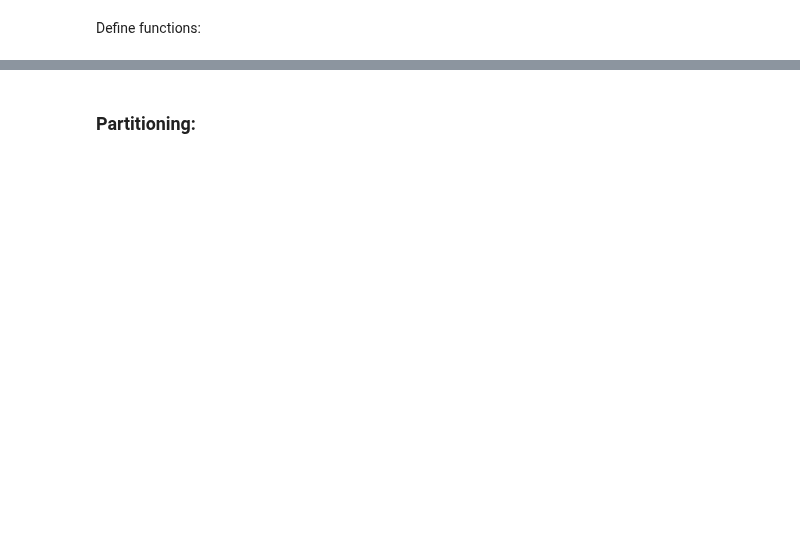
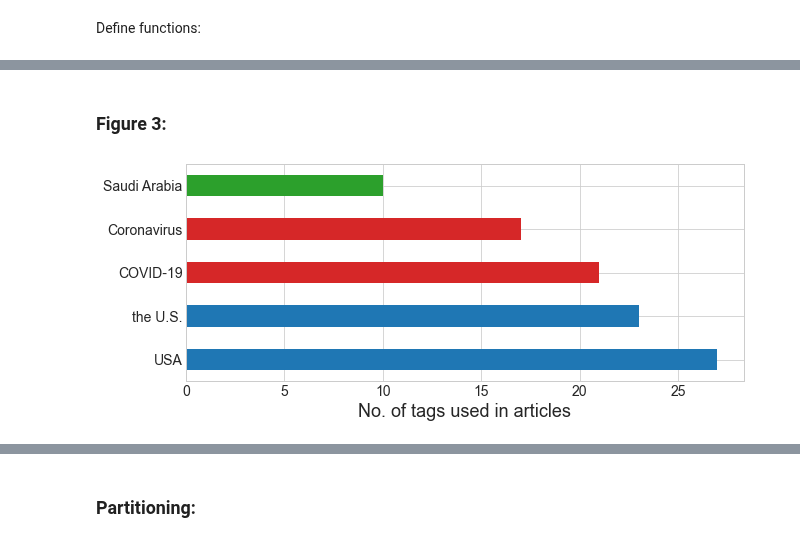
Before and after one commit to pgb206/ISDS2022_group7, a Jupyter notebook: project/project.ipynb, the cells around one changed output, grey strips where cells are left out. Saved outputs shown, nothing was run; the diff lists cells and outputs as text; code cells hidden in the pictures; blank space fills up the shorter version.

```diff
--- a/project/project.ipynb
+++ b/project/project.ipynb
@@ -389,7 +434,7 @@ else:
 # %%
 # Load file if it exists
-if os.path.exists('data/data_pdn.pq'):
-    data_pdn = pd.read_parquet('data/data_pdn.pq')
+if os.path.exists('data/data_pd.pq'):
+    data_pd = pd.read_parquet('data/data_pd.pq')
 
 # Or download data
 else:
@@ -397,9 +442,10 @@ else:
     url_list_json = json.loads(requests.get(url_api).text)
     url_list = ['https://web.archive.org/web/' + x[1] + '/' + x[2] for x in url_list_json[1:]]
 
-    pd_article_urls, page_errors = extract_urls_pdn_pages(url_list, header, 0.5)
+    pd_article_urls, page_errors = extract_urls_pd_pages(url_list, header, 0.5)
 
-    pd_articles, pd_article_errors = data_pdn_(pd_article_urls, header, 0.5)
-    pd_articles_dfs_list = [pd.DataFrame(article, columns=['list_of_tags', 'sub_header', 'text_body', 'url']) for article in pd_articles]
-    data_pdn = pd.concat(pd_articles_dfs_list)
-    data_pdn.to_parquet('data/data_pdn.pq')
+    pd_articles, pd_article_errors = data_pd_fct(pd_article_urls, header, 0.5)
+    pd_articles_dfs_list = [pd.DataFrame(article, columns=['list_of_tags', 'sub_header', 'text_body', 'quote_href']) for article in pd_articles]
+    data_pd = pd.concat(pd_articles_dfs_list)
+    data_pd = data_pd.drop_duplicates('title').reset_index(drop=True)
+    data_pd.to_parquet('data/data_pd.pq')
@@ -740,0 +603,21 @@ simplefilter("ignore", category=ConvergenceWarning)
+# %%
+if list(data_pd.columns) == ['URL', 'Date', 'Title', 'Article', 'Tags']:
+    pass
+
+else:
+    # Slice article and clean
+    data_pd['Article'] = data_pd['text_body']\
+                                    .apply(lambda x: ' '.join(x[2:-3]).strip())\
+                                    .apply(clean_text)\
+                                    .apply(remove_html)
+
+    #Get the dates of the articles (the time they were stored by web.archive.org!)
+    data_pd['Date'] = data_pd['url'].apply(get_date_pd)
+
+    # Rename columns
+    data_pd.rename(columns={'title': 'Title',
+                            'tags' : 'Tags',
+                            'url'  : 'URL'}, inplace=True)
+    # Reorder and save
+    data_pd = data_pd[['URL', 'Date', 'Title', 'Article', 'Tags']]
+    data_pd.to_parquet('data/data_pd.pq')
@@ -740,0 +674,10 @@ simplefilter("ignore", category=ConvergenceWarning)
+# %% [markdown]
+### Figure 3:
+# %%
+tag_values = pd.Series([x for list in data_pd['Tags'] for x in list]).value_counts()
+
+fig3 = tag_values[:5].plot(kind='barh', color=['tab:blue', 'tab:blue', 'tab:red', 'tab:red', 'tab:green'])
+fig3.set_xlabel('No. of tags used in articles')
+plt.savefig('figs/fig3.pdf', bbox_inches='tight')
+# %% [output]
+[figure, added]
```
Also changed, not shown: parts of 110 cells of this notebook, 32 other files.
